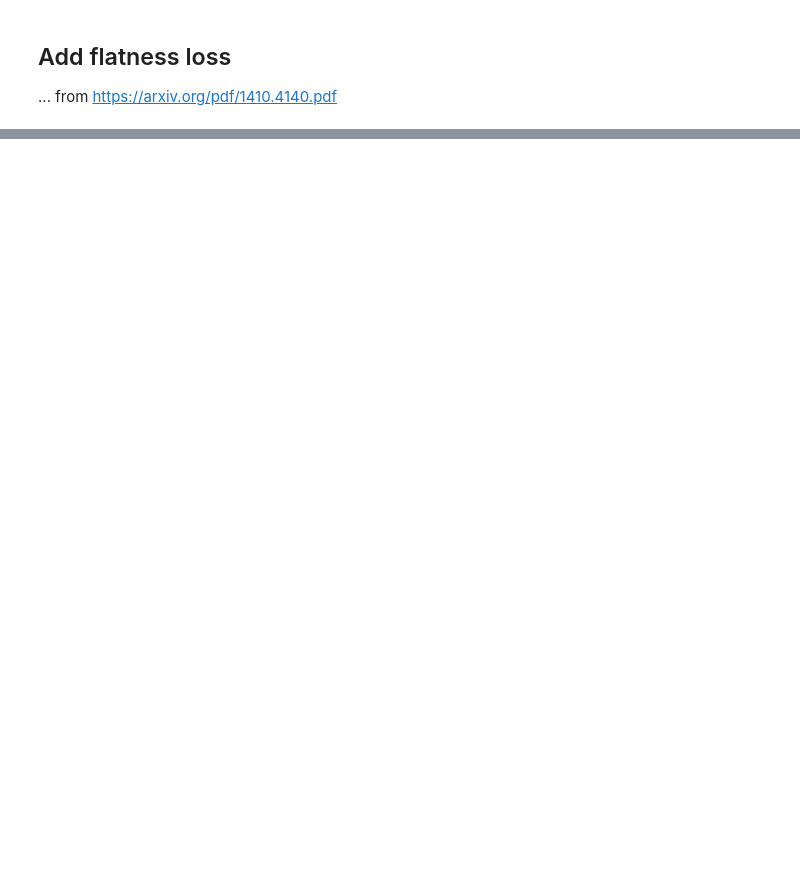
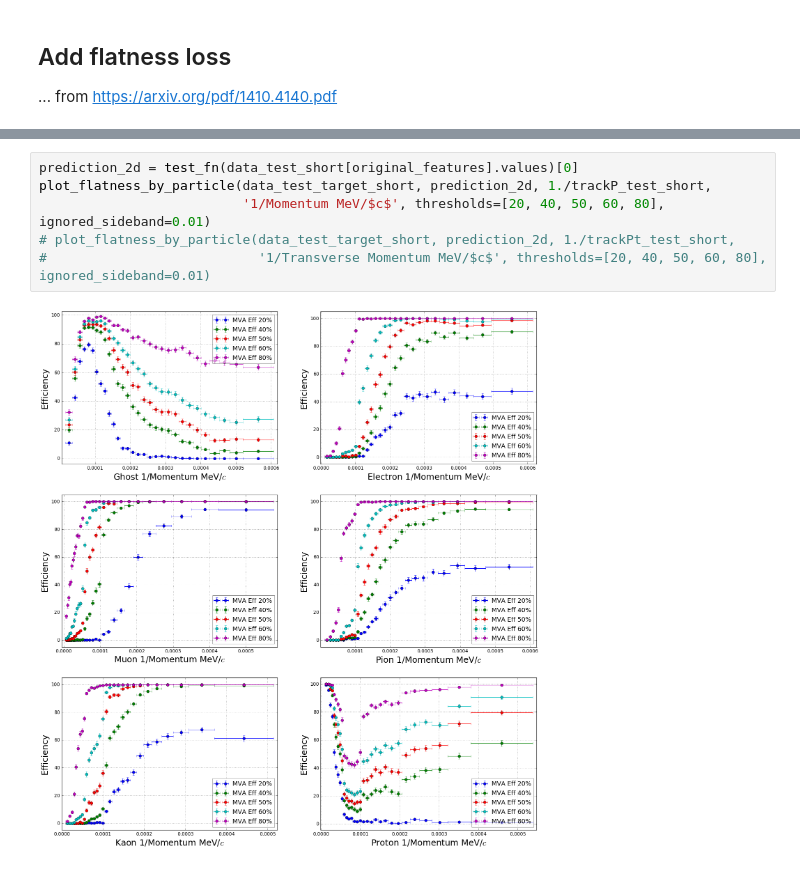
Before and after one commit to HolyBayes/Flatness, a Jupyter notebook: FlatNN.ipynb, the cells around one changed output, grey strips where cells are left out. Drawn from its saved outputs; the diff is of its cells as text; blank space fills up the shorter version.

Commit message:
Flatness loss implementation

```diff
--- a/FlatNN.ipynb
+++ b/FlatNN.ipynb
@@ -526,0 +596,8 @@ plot_flatness_by_particle(data_test_target_short, prediction_2d, 1./trackPt_test
+# %%
+prediction_2d = test_fn(data_test_short[original_features].values)[0]
+plot_flatness_by_particle(data_test_target_short, prediction_2d, 1./trackP_test_short,
+                          '1/Momentum MeV/$c$', thresholds=[20, 40, 50, 60, 80], ignored_sideband=0.01)
+# plot_flatness_by_particle(data_test_target_short, prediction_2d, 1./trackPt_test_short,
+#                           '1/Transverse Momentum MeV/$c$', thresholds=[20, 40, 50, 60, 80], ignored_sideband=0.01)
+# %% [output]
+[figure, added]
```
Also changed, not shown: parts of 18 cells of this notebook.
